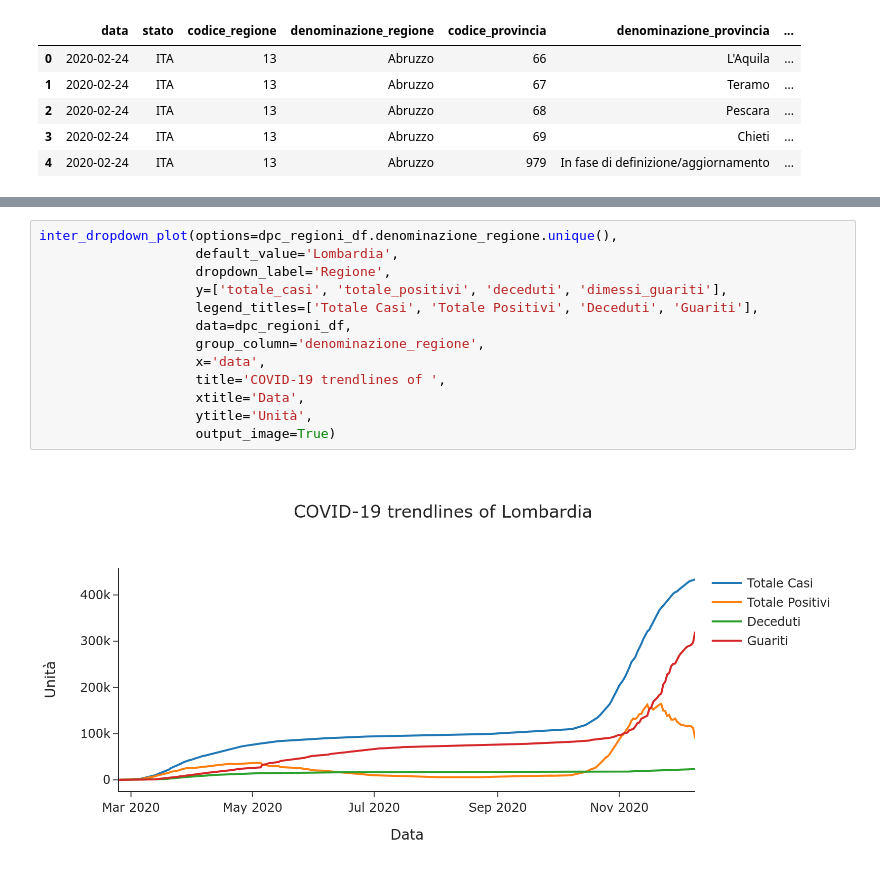
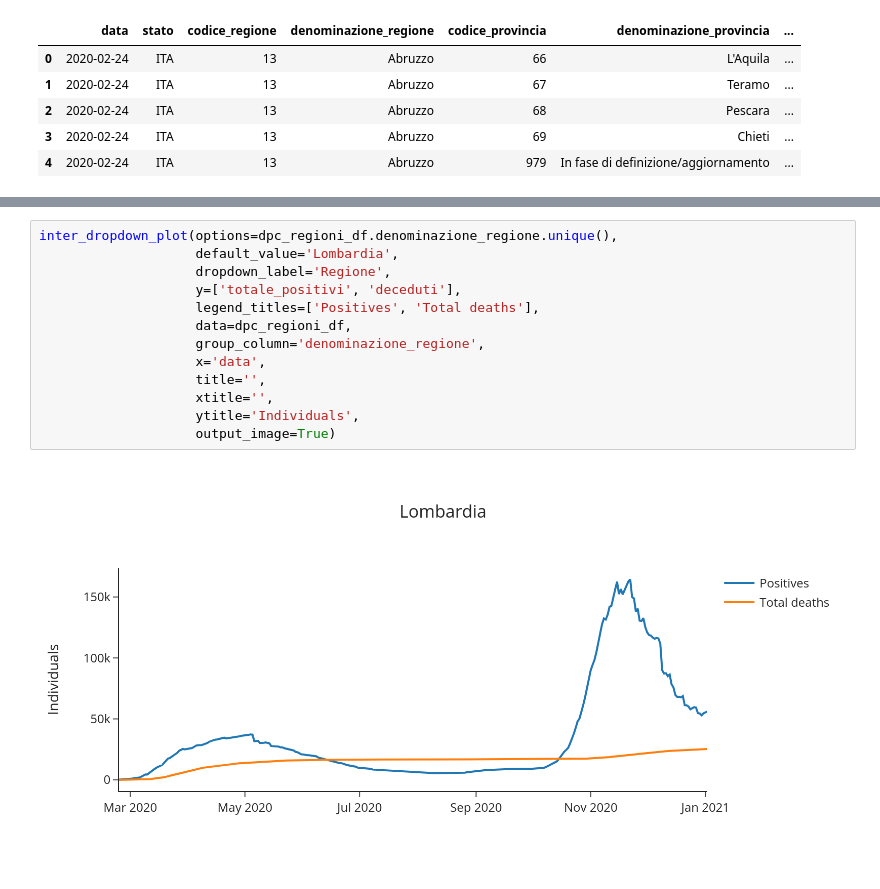
Before and after one commit to nicoloverardo/master-degree-thesis, a Jupyter notebook: notebooks/eda.ipynb, the cells around one changed output, grey strips where cells are left out. Cells and saved outputs as stored; diff of their text form.

```diff
--- a/notebooks/eda.ipynb
+++ b/notebooks/eda.ipynb
@@ -206,15 +206,15 @@ dpc_province_df.tail()
 # %%
 inter_dropdown_plot(options=dpc_regioni_df.denominazione_regione.unique(),
                     default_value='Lombardia',
                     dropdown_label='Regione',
-                    y=['totale_casi', 'totale_positivi', 'deceduti', 'dimessi_guariti'],
-                    legend_titles=['Totale Casi', 'Totale Positivi', 'Deceduti', 'Guariti'],
+                    y=['totale_positivi', 'deceduti'],
+                    legend_titles=['Positives', 'Total deaths'],
                     data=dpc_regioni_df,
                     group_column='denominazione_regione',
                     x='data',
-                    title='COVID-19 trendlines of ',
-                    xtitle='Data',
-                    ytitle='Unità',
+                    title='',
+                    xtitle='',
+                    ytitle='Individuals',
                     output_image=True)
 # %% [output]
-[figure, old version]
+[figure, new version]
```
Also changed, not shown: parts of 21 cells of this notebook.
